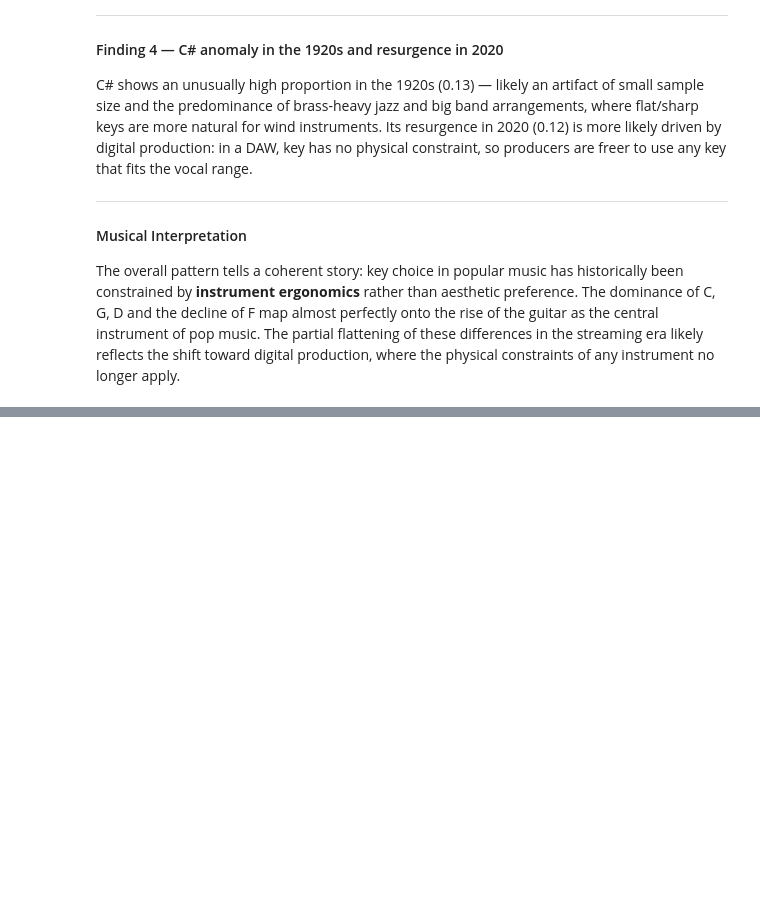
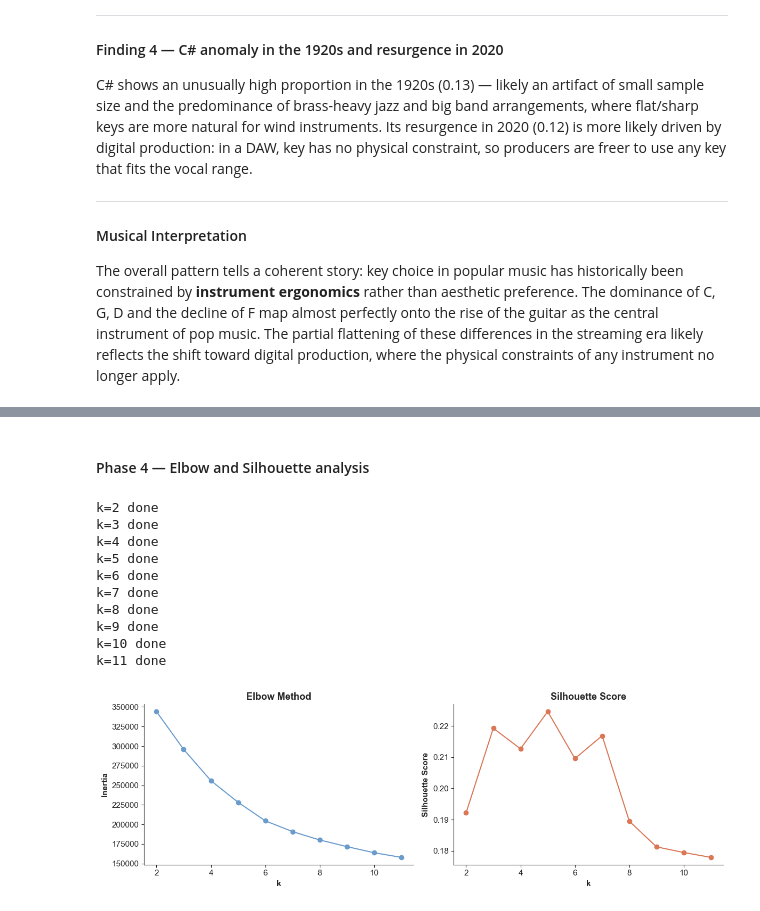
Before and after one commit to manuelcernigoj-lab/spoti-century, a Jupyter notebook: notebooks/01_tracks_elt.ipynb, the cells around one changed output, grey strips where cells are left out. Saved outputs shown, nothing was run; the diff lists cells and outputs as text; code cells hidden in the pictures; blank space fills up the shorter version.

```diff
--- a/notebooks/01_tracks_elt.ipynb
+++ b/notebooks/01_tracks_elt.ipynb
@@ -1161,0 +1249,14 @@ physical constraints of any instrument no longer apply.
+# %%
+# [STEP 1] - Scale the trio before PCA (PCA is sensitive to feature scale)
+trio_scaled = StandardScaler().fit_transform(
+    tracks_clean[['energy', 'loudness', 'acousticness']])
+
+# [STEP 2] - Fit PCA on all 3 components first to inspect explained variance
+pca_fit = PCA(n_components = 3).fit(trio_scaled)
+
+# Inspect how much variance each component captures
+for i, var in enumerate(pca_fit.explained_variance_ratio_):
+    print(f"PC{i+1}: {var:.3f} ({var*100:.1f}%)")
+
+# [STEP 3] - Extract PC1 only (captures the shared production-intensity axis)
+pc1_ela = pca_fit.transform(trio_scaled)[:, 0]
@@ -1161,0 +1346,46 @@ physical constraints of any instrument no longer apply.
+# %% [markdown]
+#### Phase 4 — Elbow and Silhouette analysis
+# %%
+inertia     = []
+silhouette  = []
+k_range     = range(2, 12)
+
+for k in k_range:
+    km = KMeans(n_clusters = k,
+                init = 'k-means++',     # spreads initial centroids → better convergence
+                random_state = 42,      # fixed seed → reproducible results
+                n_init = 10)            # 10 restarts, keeps best result → guards against bad luck
+    labels = km.fit_predict(X_scaled)
+    inertia.append(km.inertia_)
+    silhouette.append(silhouette_score(X_scaled, labels, sample_size=10_000, random_state=42))
+    print(f"k={k} done")
+
+
+# -- Plot elbow and silhouette --
+
+fig, (ax1, ax2) = plt.subplots(1, 2, figsize=(12, 4))
+
+ax1.plot(k_range, inertia, marker = 'o', color = '#6a9bcc')
+ax1.set_xlabel('k')
+ax1.set_ylabel('Inertia')
+ax1.set_title('Elbow Method')
+
+ax2.plot(k_range, silhouette, marker = 'o', color = '#d97757')
+ax2.set_xlabel('k')
+ax2.set_ylabel('Silhouette Score')
+ax2.set_title('Silhouette Score')
+
+plt.tight_layout()
+plt.show()
+# %% [output]
+k=2 done
+k=3 done
+k=4 done
+k=5 done
+k=6 done
+k=7 done
+k=8 done
+k=9 done
+k=10 done
+k=11 done
+[figure, added]
```
Also changed, not shown: parts of 24 cells of this notebook.
